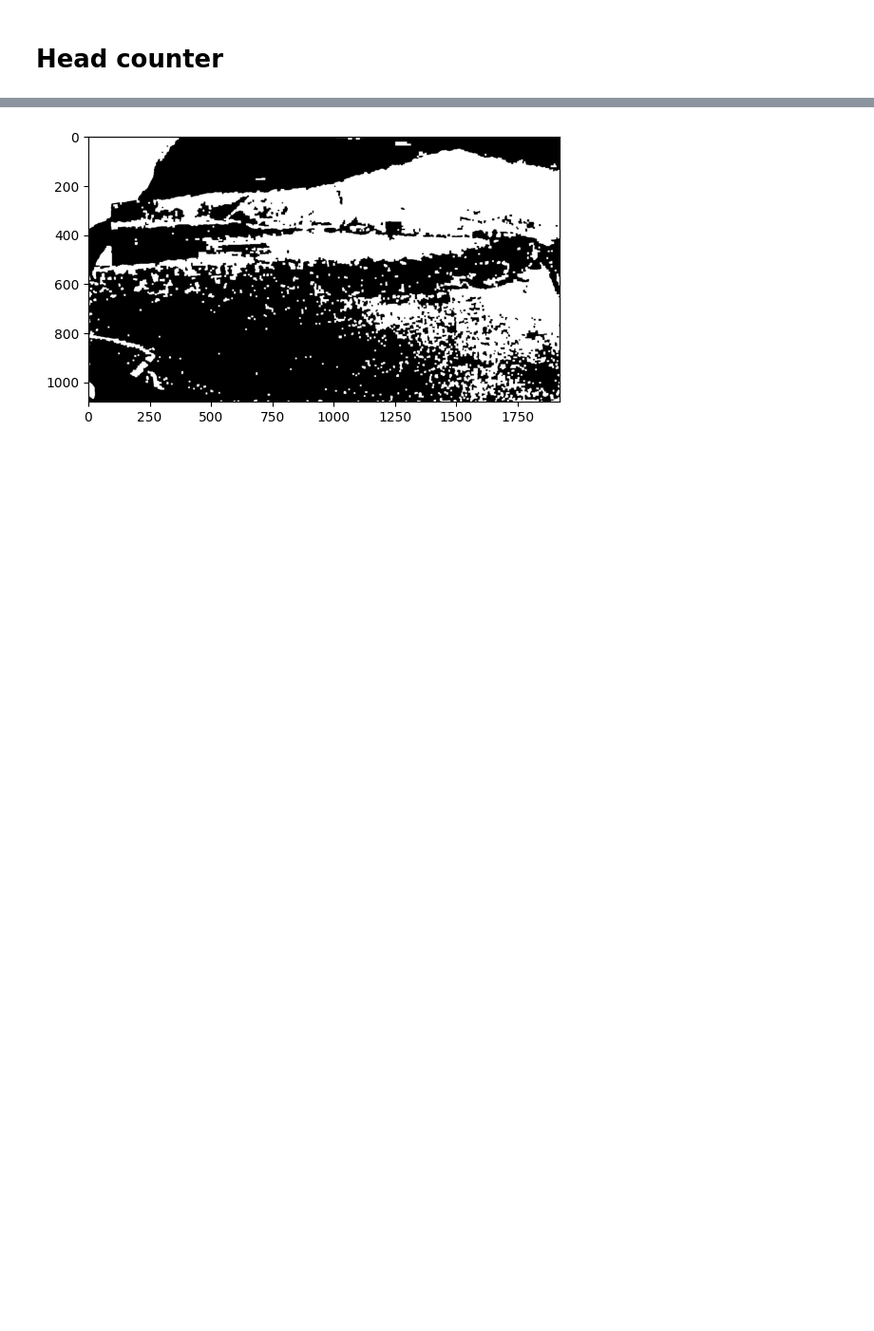
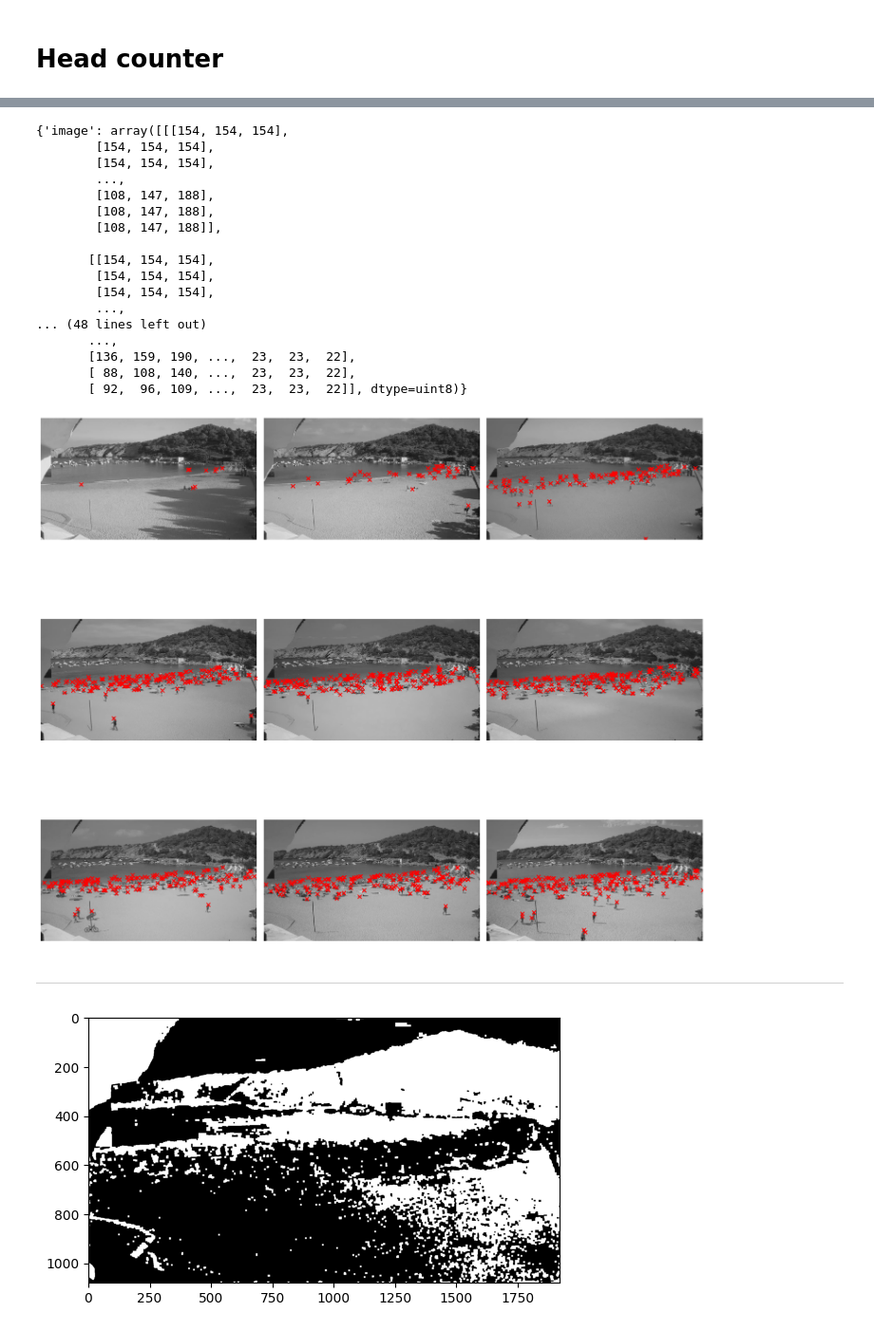
Before and after one commit to CristianComellas21/Head_counter, a Jupyter notebook: head_counter.ipynb, the cells around one changed output, grey strips where cells are left out. Shown at 95% size. Cells and saved outputs as stored; diff of their text form; code cells hidden in the pictures; blank space fills up the shorter version.

Commit message:
annotations

```diff
--- a/head_counter.ipynb
+++ b/head_counter.ipynb
@@ -11,0 +15,20 @@ import numpy as np
+# %%
+annotations = pd.read_csv('images/annotations.csv', header=None, names=['class', 'x', 'y', 'image', 'w', 'h'])
+images_paths = list(Path('images').glob('*.jpg'))
+
+# Load images and annotations
+images_info = [
+    {
+        "image": io.imread(path).astype(np.uint8),
+        "annotation": annotations[annotations['image'] == path.name][['x', 'y']],
+    }
+    for path in images_paths]
+
+# Add gray images
+for info in images_info:
+    info['gray_image'] = cv2.cvtColor(info['image'], cv2.COLOR_BGR2GRAY)
+
+
+
+reference_image_info = images_info[0]
+images_info = images_info[1:]
@@ -12,3 +48,45 @@ import numpy as np
+# %%
+import matplotlib.pyplot as plt
+
+n_cols = 3
+n_rows = 3
+
+fig, axes = plt.subplots(n_rows, n_cols, figsize=(15, 15))
+
+axes = axes.flatten()
+
+print(image)
+
+for i, info in enumerate(images_info):
+    image = info['gray_image']
+    annotation = info['annotation']
+    axes[i].imshow(image, cmap='gray')
+    axes[i].scatter(annotation['x'], annotation['y'], color='red', marker='x')
+    axes[i].axis('off')
+
+plt.tight_layout()
+plt.show()
+# %% [output]
+{'image': array([[[154, 154, 154],
+        [154, 154, 154],
+        [154, 154, 154],
+        ...,
+        [108, 147, 188],
+        [108, 147, 188],
+        [108, 147, 188]],
+
+       [[154, 154, 154],
+        [154, 154, 154],
+        [154, 154, 154],
+        ...,
+... (48 lines left out)
+       ...,
+       [136, 159, 190, ...,  23,  23,  22],
+       [ 88, 108, 140, ...,  23,  23,  22],
+       [ 92,  96, 109, ...,  23,  23,  22]], dtype=uint8)}
+[figure, added]
+# %% [markdown]
+---
 # %%
 images = [io.imread(path) for path in Path('images').glob('*.jpg')]
 # %%
```
Also changed, not shown: parts of 4 cells of this notebook.
